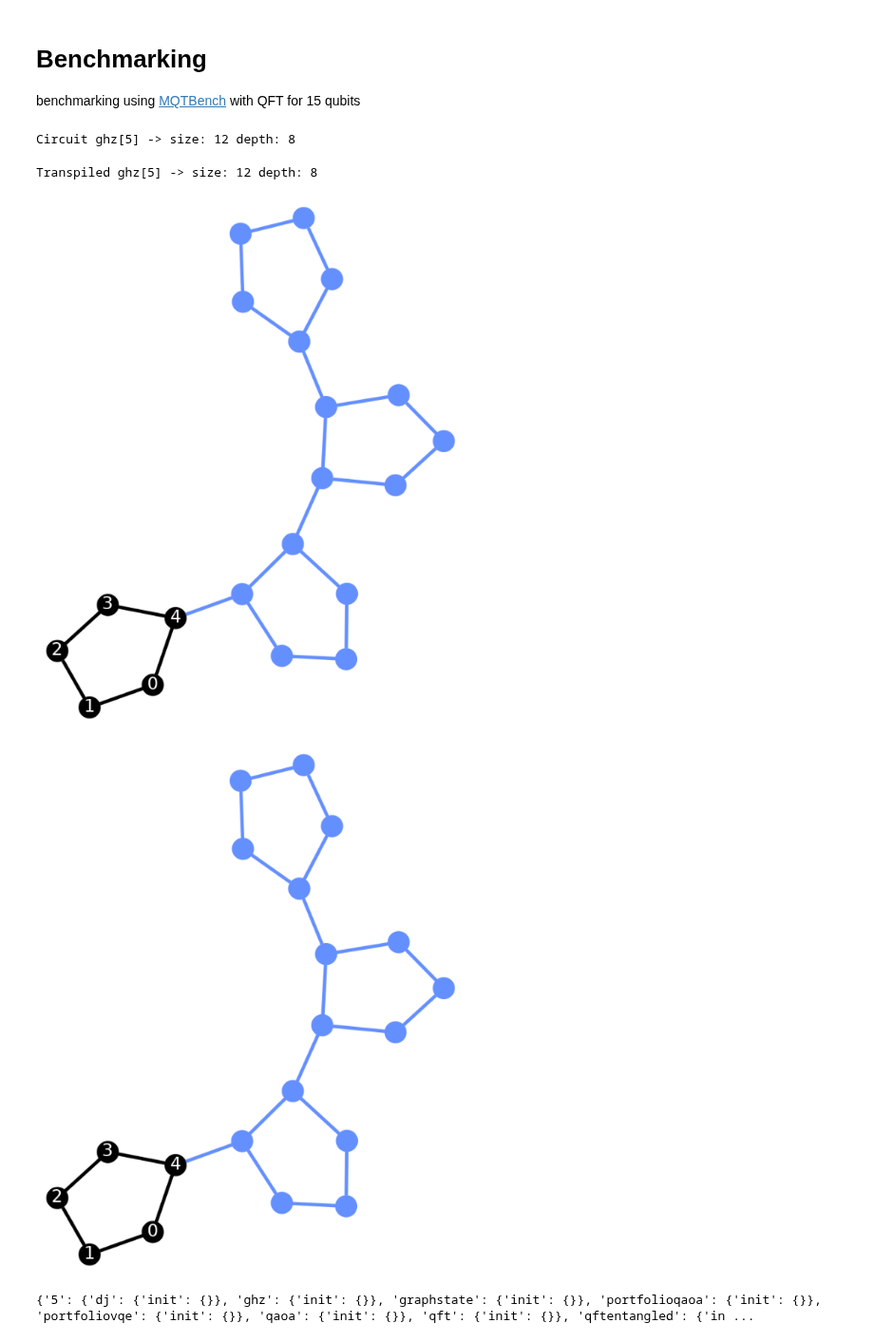
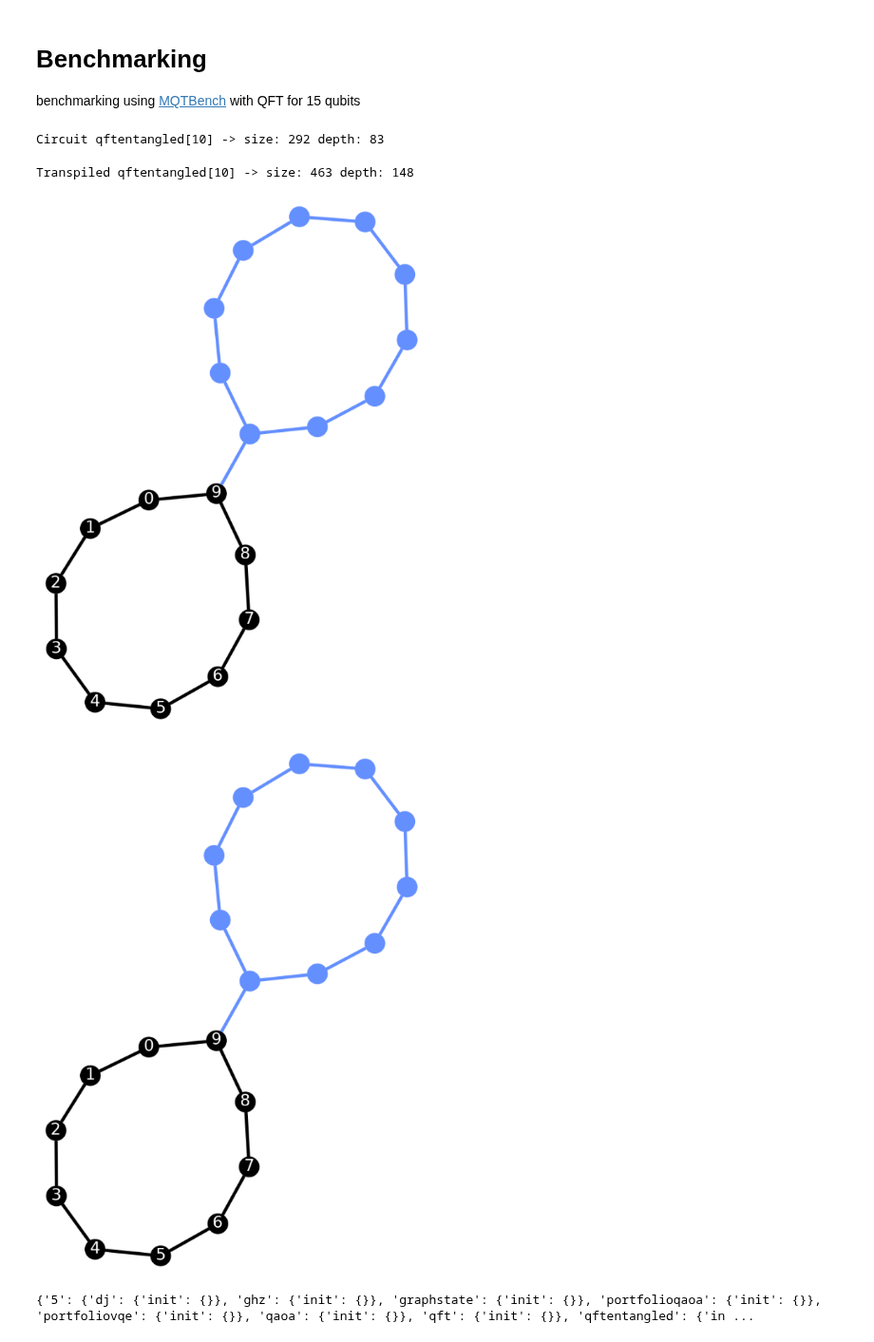
Before and after one commit to natashaval/qubit-mapping-distributed-qc, a Jupyter notebook: 5_benchmarking_FINAL.ipynb, the cells around one changed output. Shown at 95% size. Cells and saved outputs as stored; diff of their text form; code cells hidden in the pictures.

```diff
--- a/5_benchmarking_FINAL.ipynb
+++ b/5_benchmarking_FINAL.ipynb
@@ -26,10 +26,10 @@ from mqt.bench import get_benchmark, CompilerSettings, QiskitSettings
 optimization_level = 0
 compiler_settings = CompilerSettings(qiskit=QiskitSettings(optimization_level))
 # %%
-benchmark_name = "ghz"
+benchmark_name = "qftentangled"
 # level = "indep" # but cannot compare because need translation
 level = "nativegates"
-circuit_size = 5
+circuit_size = 10
 qc_ghz = get_benchmark(
     benchmark_name=benchmark_name, level=level, circuit_size=circuit_size,
     compiler="qiskit", compiler_settings=compiler_settings, provider_name="ibm"
@@ -37,23 +37,23 @@ qc_ghz = get_benchmark(
 print(f"Circuit {benchmark_name}[{circuit_size}] -> size: {qc_ghz.size()} depth: {qc_ghz.depth()}")
 # display(qc_ghz.draw("mpl"))
 # %% [output]
-Circuit ghz[5] -> size: 12 depth: 8
+Circuit qftentangled[10] -> size: 292 depth: 83
 # %%
-num_qubits = 5
-num_group = 4
+num_qubits = 10
+num_group = 2
 coupling_list_ring = build_coupling_list_ring(num_qubits, num_group)
 coupling_map_ring = CouplingMap(couplinglist=coupling_list_ring)
 
 backend_ring = GenericBackendV2(num_qubits=num_qubits * num_group, coupling_map=coupling_map_ring)
 pass_manager = generate_preset_pass_manager(optimization_level, backend=backend_ring)
 qc_ghz_isa = pass_manager.run(qc_ghz)
 print(f"Transpiled {benchmark_name}[{circuit_size}] -> size: {qc_ghz_isa.size()} depth: {qc_ghz_isa.depth()}")
 display(plot_circuit_layout(qc_ghz_isa, backend_ring, view='physical'))
 display(plot_circuit_layout(qc_ghz_isa, backend_ring, view='virtual'))
 # %% [output]
-Transpiled ghz[5] -> size: 12 depth: 8
+Transpiled qftentangled[10] -> size: 463 depth: 148
-[figure, old version]
+[figure, new version]
-[figure, old version]
+[figure, new version]
 # %%
 # use dictionary to save the result
 benchmark_name_list = [
```
Also changed, not shown: parts of 4 cells of this notebook, 2 other files.
